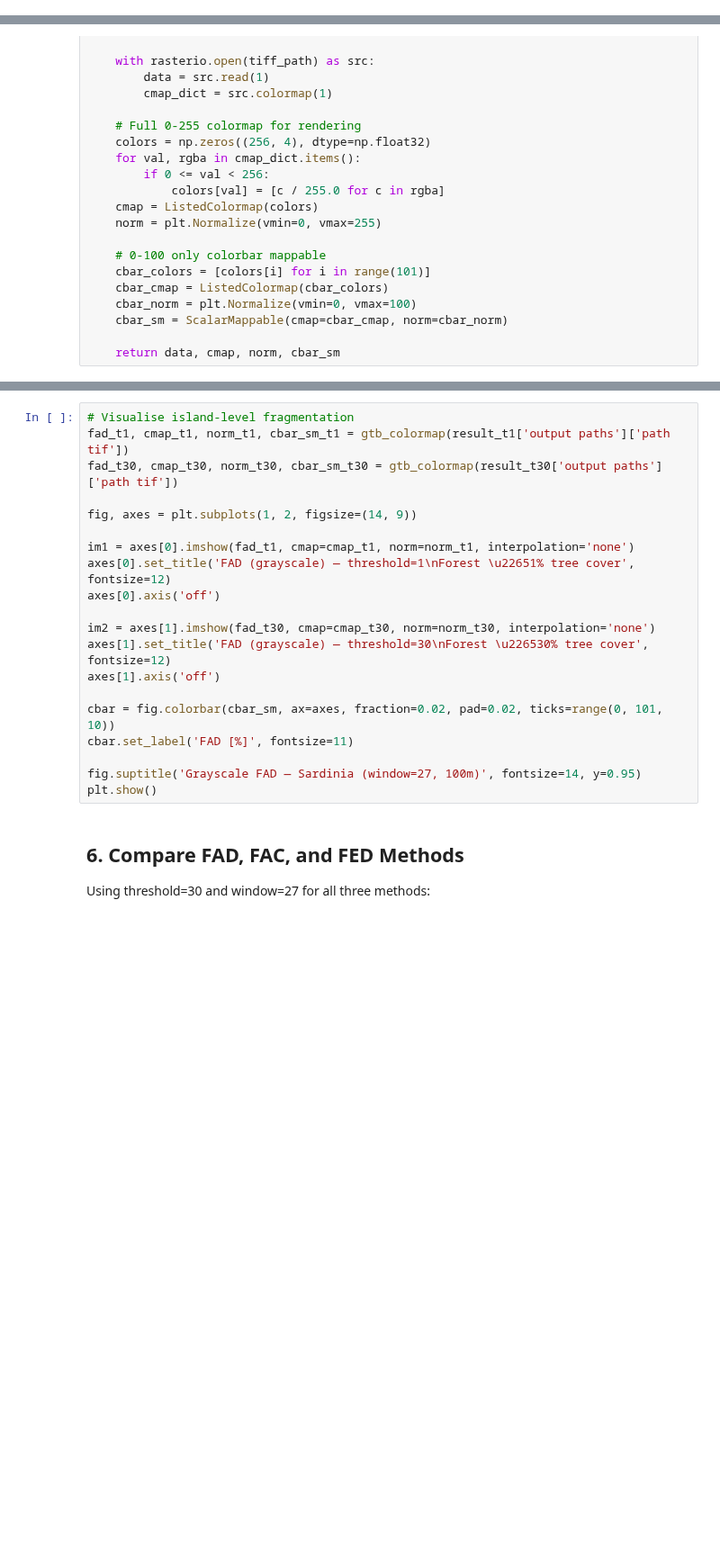
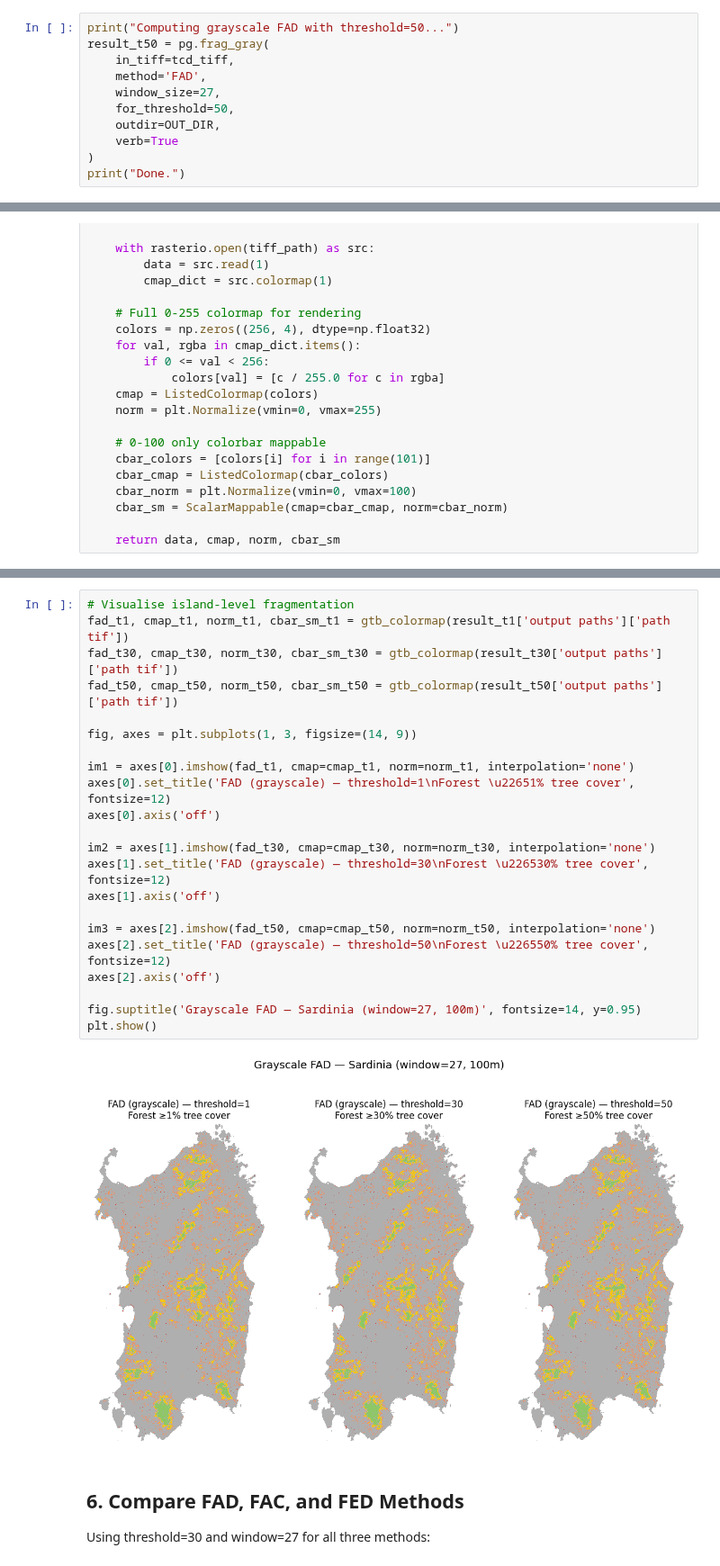
Before and after one commit to nonpenso/pyguidos, a Jupyter notebook: notebooks/05_grayscale_fragmentation.ipynb, the cells around one changed output, grey strips where cells are left out. Shown at 90% size. Saved outputs shown, nothing was run; the diff lists cells and outputs as text; blank space fills up the shorter version.

```diff
--- a/notebooks/05_grayscale_fragmentation.ipynb
+++ b/notebooks/05_grayscale_fragmentation.ipynb
@@ -122,0 +167,11 @@ print("Done.")
+# %%
+print("Computing grayscale FAD with threshold=50...")
+result_t50 = pg.frag_gray(
+    in_tiff=tcd_tiff,
+    method='FAD',
+    window_size=27,
+    for_threshold=50,
+    outdir=OUT_DIR,
+    verb=True
+)
+print("Done.")
@@ -158,23 +235,27 @@ def gtb_colormap(tiff_path):
 # %%
 # Visualise island-level fragmentation
 fad_t1, cmap_t1, norm_t1, cbar_sm_t1 = gtb_colormap(result_t1['output paths']['path tif'])
 fad_t30, cmap_t30, norm_t30, cbar_sm_t30 = gtb_colormap(result_t30['output paths']['path tif'])
+fad_t50, cmap_t50, norm_t50, cbar_sm_t50 = gtb_colormap(result_t50['output paths']['path tif'])
 
-fig, axes = plt.subplots(1, 2, figsize=(14, 9))
+fig, axes = plt.subplots(1, 3, figsize=(14, 9))
 
 im1 = axes[0].imshow(fad_t1, cmap=cmap_t1, norm=norm_t1, interpolation='none')
 axes[0].set_title('FAD (grayscale) — threshold=1\nForest \u22651% tree cover', fontsize=12)
 axes[0].axis('off')
 
 im2 = axes[1].imshow(fad_t30, cmap=cmap_t30, norm=norm_t30, interpolation='none')
 axes[1].set_title('FAD (grayscale) — threshold=30\nForest \u226530% tree cover', fontsize=12)
 axes[1].axis('off')
 
-cbar = fig.colorbar(cbar_sm, ax=axes, fraction=0.02, pad=0.02, ticks=range(0, 101, 10))
-cbar.set_label('FAD [%]', fontsize=11)
+im3 = axes[2].imshow(fad_t50, cmap=cmap_t50, norm=norm_t50, interpolation='none')
+axes[2].set_title('FAD (grayscale) — threshold=50\nForest \u226550% tree cover', fontsize=12)
+axes[2].axis('off')
 
 fig.suptitle('Grayscale FAD — Sardinia (window=27, 100m)', fontsize=14, y=0.95)
 plt.show()
+# %% [output]
+[figure, added]
 # %% [markdown]
 ## 6. Compare FAD, FAC, and FED Methods
 
```
Also changed, not shown: parts of 13 cells of this notebook, 33 other files.
